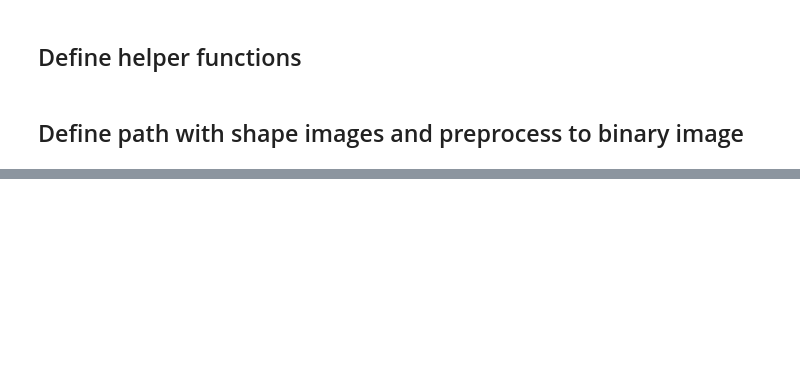
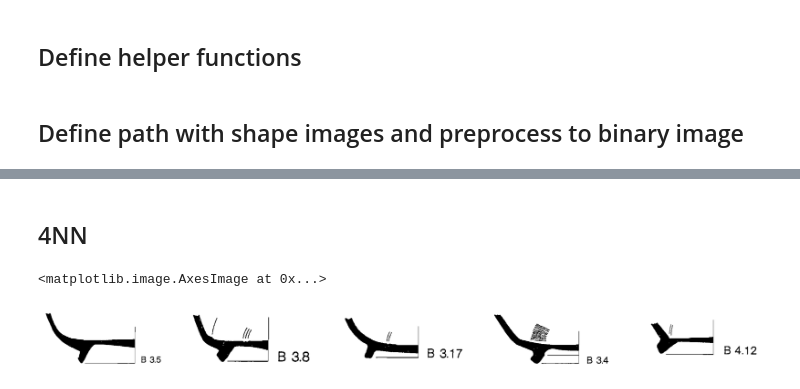
Before and after one commit to michaelkihm/Ceramic_Profiles, a Jupyter notebook: ShapeTopology.ipynb, the cells around one changed output, grey strips where cells are left out. Cells and saved outputs as stored; diff of their text form; code cells hidden in the pictures; blank space fills up the shorter version.

```diff
--- a/ShapeTopology.ipynb
+++ b/ShapeTopology.ipynb
@@ -40,0 +105,6 @@ assert len(labels) == len(descriptors)
+# %%
+
+
+nbrs = NearestNeighbors(n_neighbors=5, algorithm='ball_tree').fit(descriptors)
+#nbrs = NearestNeighbors(n_neighbors=5, algorithm='ball_tree',metric=phase_descriptor_distance).fit(descriptors)
+distances, indices = nbrs.kneighbors(descriptors)
@@ -40,0 +115,19 @@ assert len(labels) == len(descriptors)
+# %% [markdown]
+## 4NN
+# %%
+index = np.random.randint(0,len(origs))
+
+f, axarr = plt.subplots(1,5,figsize=(30, 6))
+[axi.set_axis_off() for axi in axarr.ravel()]
+axarr[0].imshow(origs[indices[index,0]],cmap='gray')
+#axarr[0].set_title('original')
+
+axarr[1].imshow(origs[indices[index,1]],cmap='gray')
+
+axarr[2].imshow(origs[indices[index,2]],cmap='gray')
+
+axarr[3].imshow(origs[indices[index,3]],cmap='gray')
+axarr[4].imshow(origs[indices[index,4]],cmap='gray')
+# %% [output]
+<matplotlib.image.AxesImage at 0x...>
+[figure, added]
```
Also changed, not shown: parts of 22 cells of this notebook.
